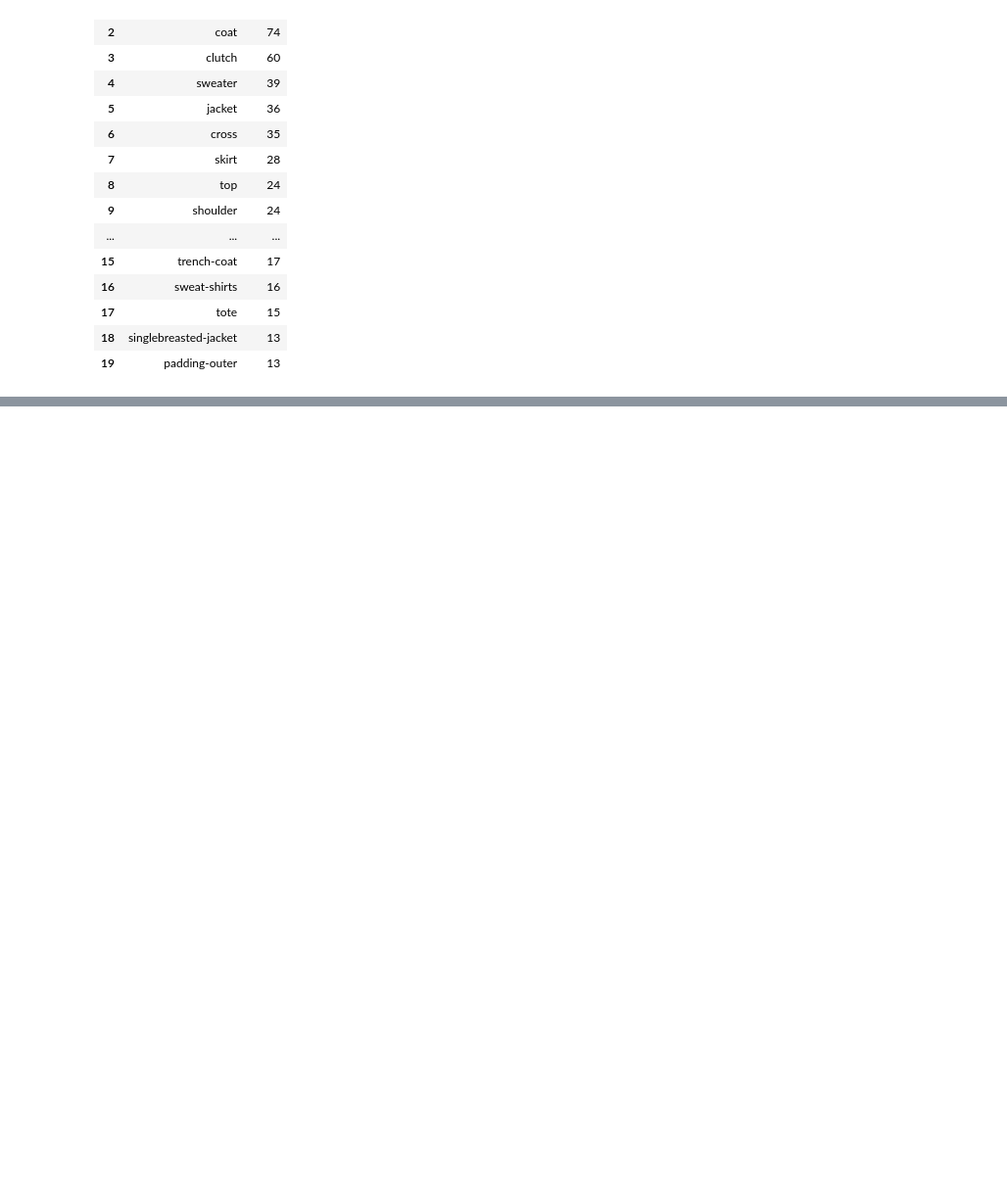
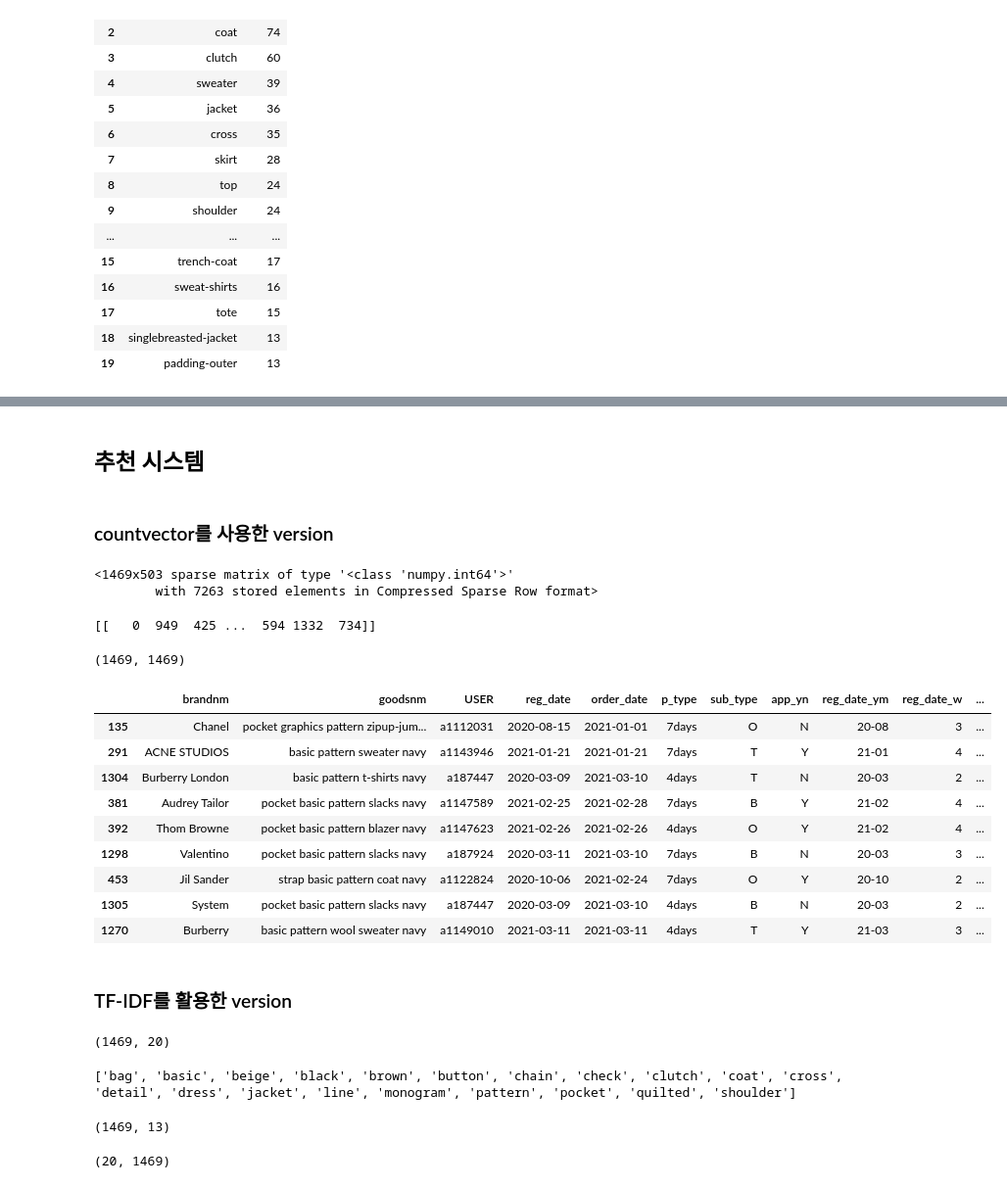
Before and after one commit to ilikeinow12/team2_wanted_onboarding, a Jupyter notebook: Project_no.3/Project3_draft.ipynb, the cells around one changed output, grey strips where cells are left out. Shown at 98% size. Saved outputs shown, nothing was run; the diff lists cells and outputs as text; code cells hidden in the pictures; blank space fills up the shorter version.

```diff
--- a/Project_no.3/Project3_draft.ipynb
+++ b/Project_no.3/Project3_draft.ipynb
@@ -396,0 +435,51 @@ plt.show()
+# %% [markdown]
+## 추천 시스템
+# %% [markdown]
+### countvector를 사용한 version
+# %%
+count_vector = CountVectorizer()
+# %%
+goods_vector = count_vector.fit_transform(data['goodsnm'])
+goods_vector
+# %% [output]
+<1469x503 sparse matrix of type '<class 'numpy.int64'>'
+        with 7263 stored elements in Compressed Sparse Row format>
+# %%
+# 코사인 유사도를 구한 벡터를 미리 저장
+from sklearn.metrics.pairwise import cosine_similarity
+goods_sim = cosine_similarity(goods_vector, goods_vector).argsort()[:,::-1]
+print(goods_sim[:1])
+# %% [output]
+[[   0  949  425 ...  594 1332  734]]
+# %%
+goods_sim.shape
+# %% [output]
+(1469, 1469)
+# %%
+def find_sim(data, goods_name):
+    # 특정 상품 정보 추출
+    target_goodsnm_index = data[data['goodsnm']==goods_name].index.values
+
+    # 코사인 유샤도 중 비슷한 코사인 유사도를 가진 정보 추출
+    sim_index = goods_sim[target_goodsnm_index, :10].reshape(-1)
+    # 본인 제외
+    sim_index = sim_index[sim_index != target_goodsnm_index]
+
+    # data frame 형성, vote_count로 정렬
+    result = data.iloc[sim_index][:10]
+    return result
+# %%
+find_sim(df, goods_name='buckle basic pattern zipup-jumper navy')
+# %% [output]
+|  | brandnm | goodsnm | USER | reg_date | order_date | p_type | sub_type | app_yn | reg_date_ym | reg_date_w | ... |
+| 135 | Chanel | pocket graphics pattern zipup-jum... | a1112031 | 2020-08-15 | 2021-01-01 | 7days | O | N | 20-08 | 3 | ... |
+| 291 | ACNE STUDIOS | basic pattern sweater navy | a1143946 | 2021-01-21 | 2021-01-21 | 7days | T | Y | 21-01 | 4 | ... |
+| 1304 | Burberry London | basic pattern t-shirts navy | a187447 | 2020-03-09 | 2021-03-10 | 4days | T | N | 20-03 | 2 | ... |
+| 381 | Audrey Tailor | pocket basic pattern slacks navy | a1147589 | 2021-02-25 | 2021-02-28 | 7days | B | Y | 21-02 | 4 | ... |
+| 392 | Thom Browne | pocket basic pattern blazer navy | a1147623 | 2021-02-26 | 2021-02-26 | 4days | O | Y | 21-02 | 4 | ... |
+| 1298 | Valentino | pocket basic pattern slacks navy | a187924 | 2020-03-11 | 2021-03-10 | 7days | B | N | 20-03 | 3 | ... |
+| 453 | Jil Sander | strap basic pattern coat navy | a1122824 | 2020-10-06 | 2021-02-24 | 7days | O | Y | 20-10 | 2 | ... |
+| 1305 | System | pocket basic pattern slacks navy | a187447 | 2020-03-09 | 2021-03-10 | 4days | B | N | 20-03 | 2 | ... |
+| 1270 | Burberry | basic pattern wool sweater navy | a1149010 | 2021-03-11 | 2021-03-11 | 4days | T | Y | 21-03 | 3 | ... |
+# %% [markdown]
+### TF-IDF를 활용한 version
@@ -396,0 +489,17 @@ plt.show()
+# %%
+tfidf_matrix = tfidf.fit_transform(data['goodsnm'])
+print(tfidf_matrix.shape)
+# %% [output]
+(1469, 20)
+# %%
+# 제일 많이 나오는 20개의 피쳐 확인
+tfidf_dict = tfidf.get_feature_names()
+print(tfidf_dict)
+# %% [output]
+['bag', 'basic', 'beige', 'black', 'brown', 'button', 'chain', 'check', 'clutch', 'coat', 'cross', 'detail', 'dress', 'jacket', 'line', 'monogram', 'pattern', 'pocket', 'quilted', 'shoulder']
+# %%
+data_array = tfidf_matrix.toarray()
+df_data = pd.DataFrame(data_array, columns=tfidf_dict)
+data.shape
+# %% [output]
+(1469, 13)
@@ -396,0 +509,4 @@ plt.show()
+# %%
+data_array.T.shape
+# %% [output]
+(20, 1469)
```
Also changed, not shown: parts of 17 cells of this notebook.
